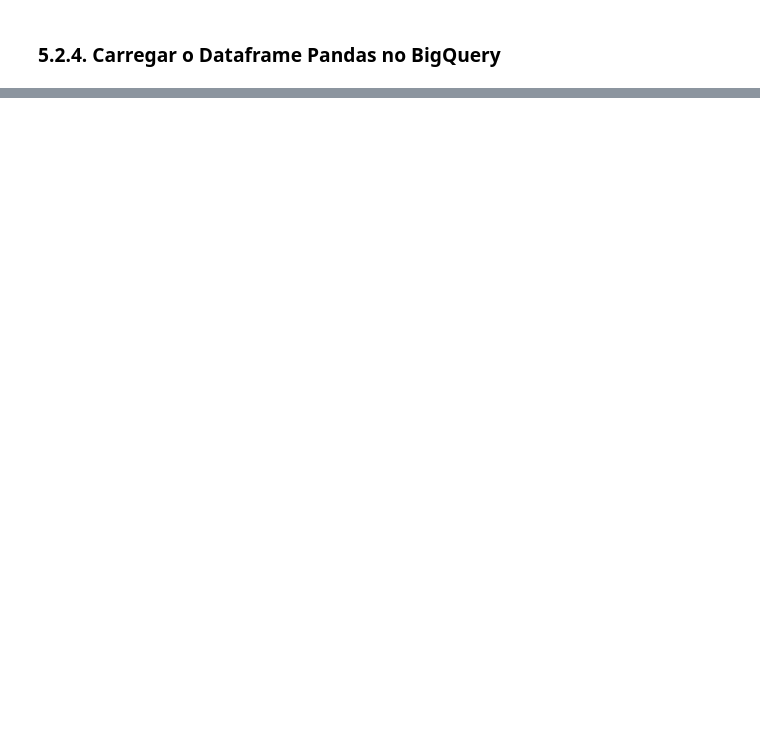
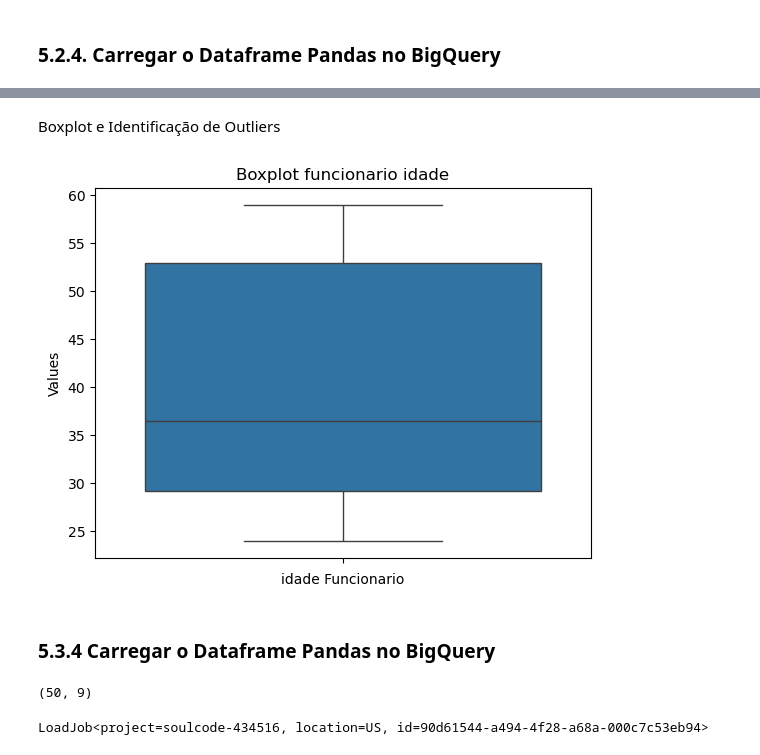
Before and after one commit to jonathasrc/soulcode, a Jupyter notebook: projetos/Atividade 01 - Banco de dados + Estatística.ipynb, the cells around one changed output, grey strips where cells are left out. Cells and saved outputs as stored; diff of their text form; code cells hidden in the pictures; blank space fills up the shorter version.

```diff
--- a/projetos/Atividade 01 - Banco de dados + Estatística.ipynb
+++ b/projetos/Atividade 01 - Banco de dados + Estatística.ipynb
@@ -554,0 +999,4 @@ LoadJob<project=soulcode-434516, location=US, id=8eff45f4-9717-4c53-a24e-12424d0
+# %%
+engine = create_engine(f'mysql+pymysql://{USER}:{quote_plus(PASSWORD)}@{HOST}/{DB_RH}')
+connection = engine.connect()
+connection
@@ -554,0 +1007,21 @@ LoadJob<project=soulcode-434516, location=US, id=8eff45f4-9717-4c53-a24e-12424d0
+# %%
+query = """
+SELECT
+F.nome AS funcionario_nome,
+F.Idade AS funcionanrio_idade,
+F.Departamento AS funcionario_departamento,
+F.Cargo AS funcionario_cargo,
+F.Salario AS funcionario_salario,
+F.Data_Contratacao AS funcionario_data_contratacao,
+D.Data_Desligamento AS desligamentos_data_desligamento,
+D.Motivo AS desligamentos_motivo,
+A.Data_Avaliacao AS avalicao_data_avaliacao,
+A.Pontuacao AS avaliacao_pontuacao,
+A.Pontuacao AS avaliacao_pontuacao
+FROM Funcionarios F
+INNER JOIN Avaliacoes A ON F.ID_Funcionario = A.ID_Funcionario
+INNER JOIN Desligamentos D ON F.ID_Funcionario = D.ID_Funcionario;
+"""
+
+df = pd.read_sql(query, connection)
+df
@@ -554,0 +1150,2 @@ LoadJob<project=soulcode-434516, location=US, id=8eff45f4-9717-4c53-a24e-12424d0
+# %%
+df.drop_duplicates(inplace=True)
@@ -554,0 +1166,31 @@ LoadJob<project=soulcode-434516, location=US, id=8eff45f4-9717-4c53-a24e-12424d0
+# %% [markdown]
+Boxplot e Identificação de Outliers
+# %%
+sns.boxplot(y='funcionanrio_idade', data=df)
+plt.title('Boxplot funcionario idade')
+plt.xlabel('idade Funcionario')
+plt.ylabel('Values')
+plt.show()
+# %% [output]
+[figure, added]
+# %% [markdown]
+### 5.3.4 Carregar o Dataframe Pandas no BigQuery
+# %%
+cols = df.columns
+duplicated_cols = cols[cols.duplicated()]
+df.drop(df[duplicated_cols], axis=1, inplace=True)
+df.shape
+# %% [output]
+(50, 9)
+# %%
+
+table_rh_id = f"{project_id}.{dataset_id}.tb_recursos_humanos"
+
+job_config = bigquery.LoadJobConfig(
+    write_disposition=bigquery.WriteDisposition.WRITE_TRUNCATE
+)
+
+job = client.load_table_from_dataframe(df,table_rh_id, job_config=job_config)
+job.result()
+# %% [output]
+LoadJob<project=soulcode-434516, location=US, id=90d61544-a494-4f28-a68a-000c7c53eb94>
```
Also changed, not shown: parts of 72 cells of this notebook.
